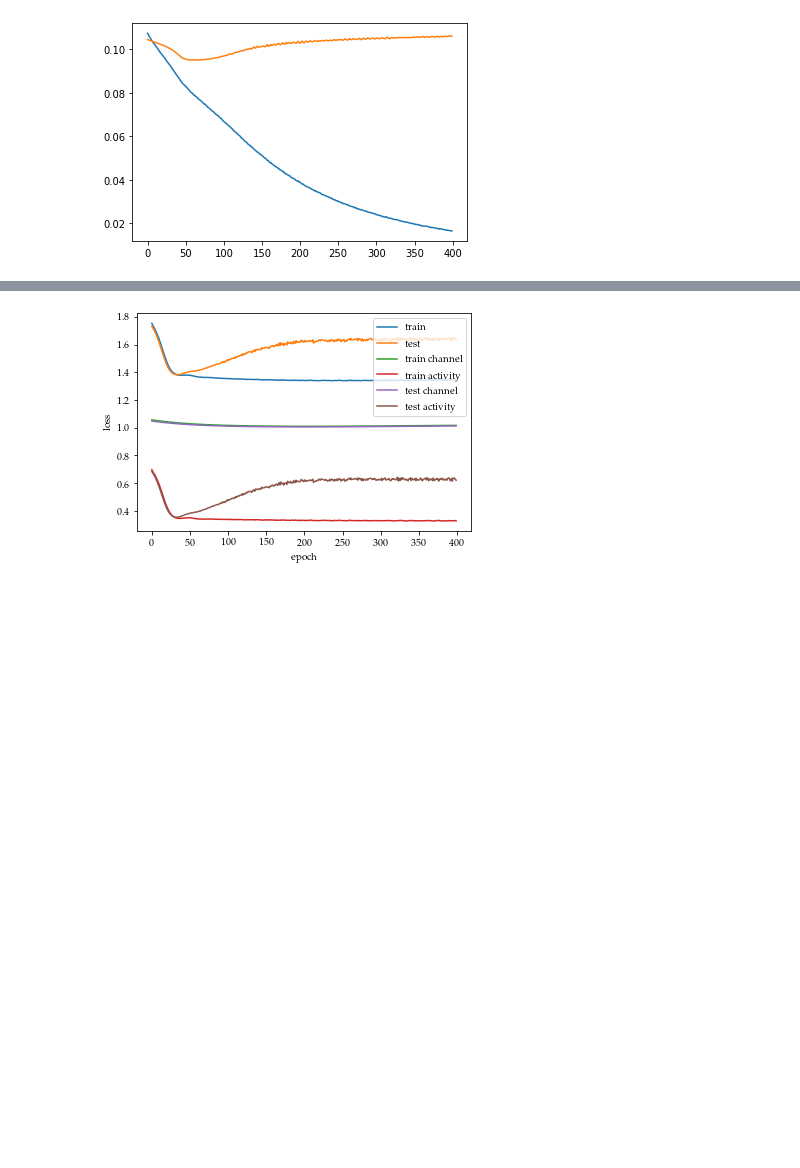
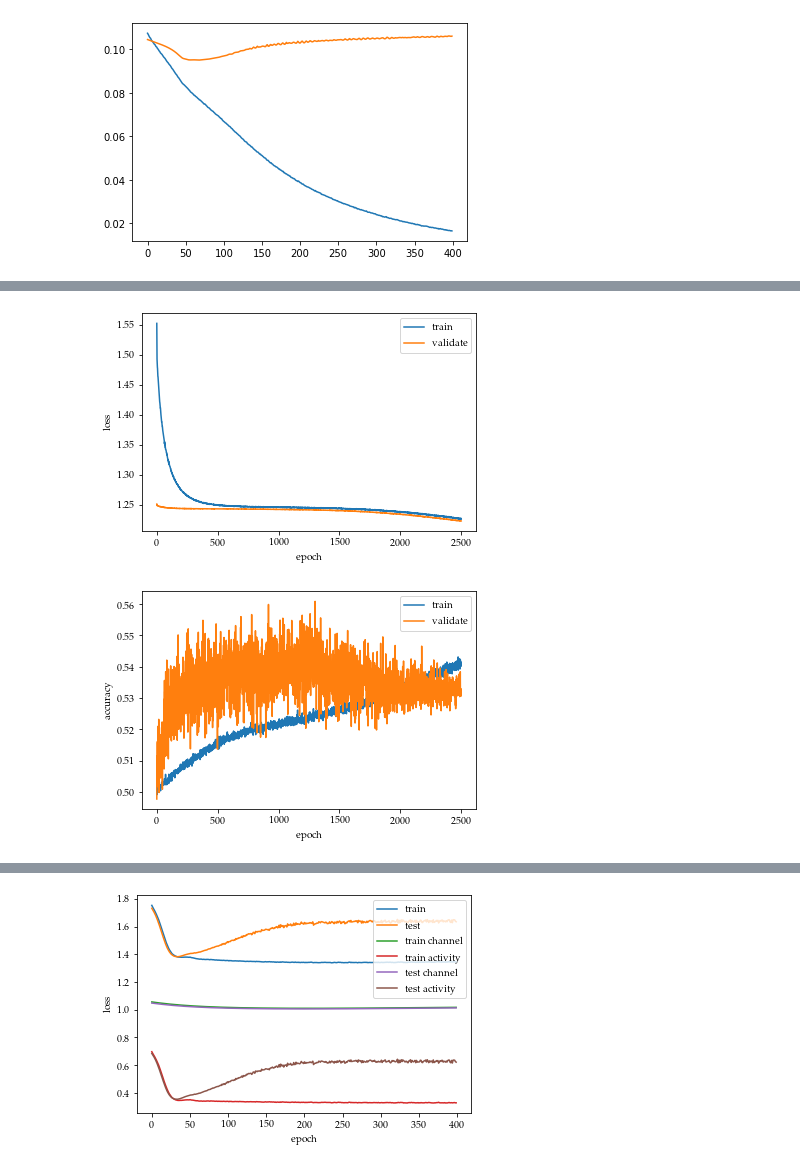
Before and after one commit to SJTUSEIEECBX/SparseRecovery, a Jupyter notebook: SporadicTraffic.ipynb, the cells around one changed output, grey strips where cells are left out. Saved outputs shown, nothing was run; the diff lists cells and outputs as text; code cells hidden in the pictures; blank space fills up the shorter version.

```diff
--- a/SporadicTraffic.ipynb
+++ b/SporadicTraffic.ipynb
@@ -387,8 +394,10 @@ activity_train = torch.from_numpy(activity_train).float().cuda()
 # %%
+params['simulations'] = 500
 H_f_test, H_a_test, activity_test = generate_batched_active_channel(params)
 channel_real_test = torch.from_numpy(np.real(H_f_test)).squeeze().float().permute(0, 2, 1).cuda()
 channel_imag_test = torch.from_numpy(np.imag(H_f_test)).squeeze().float().permute(0, 2, 1).cuda()
 activity_test = torch.from_numpy(activity_test).float().cuda()
+params['simulations'] = 3000
 # %%
 pilot = generate_random_pilot(50, params['K'], params['P'], params['simulations'])
 y_train = pilot_through_channel(pilot, H_f_train, params['nvar'])
@@ -435 +520,24 @@ RuntimeError: cuda runtime error (710) : device-side assert triggered at ..\aten
+# %%
+class UnbalanceBCELoss(nn.Module):
+    def __init__(self, p=1):
+        super(UnbalanceBCELoss, self).__init__()
+        self.p = p
+
+    def forward(self, predict, target):
+        pn = self.p / (self.p + 1)
+        loss = -pn * target * torch.log(predict + 1e-5) - (1 - pn) * (1 - target) * torch.log(1 - predict + 1e-5)
+        loss = loss.mean()
+        return loss
+
+    def dec_p(self, rate=1):
+        if self.p > rate:
+            self.p -= rate
+        else:
+            print('cannot decrease p any more')
+
+    def inc_p(self, rate):
+        self.p += rate
+# %%
+train_set = torch.utils.data.TensorDataset(channel_real_train, channel_imag_train, activity_train)
+trainloader = torch.utils.data.DataLoader(train_set, batch_size=150, shuffle=True)
 # %%
@@ -462,0 +601,19 @@ NameError: name 'ActNet' is not defined
+# %%
+plt.plot(losses_train)
+plt.plot(losses_test)
+plt.ylabel('loss')
+plt.xlabel('epoch')
+plt.legend(['train', 'validate'])
+plt.show()
+plt.plot(accuracy_train)
+plt.plot(accuracy_test)
+plt.legend(['train', 'validate'])
+plt.ylabel('accuracy')
+plt.xlabel('epoch')
+plt.show()
+# plt.grid(which='major', linestyle='-.')
+# plt.minorticks_on()
+# plt.grid(b=True, which='minor', color='#999999', linestyle='-.', alpha=0.2)
+# %% [output]
+[figure, added]
+[figure, added]
```
Also changed, not shown: parts of 16 cells of this notebook, 3 other files.
